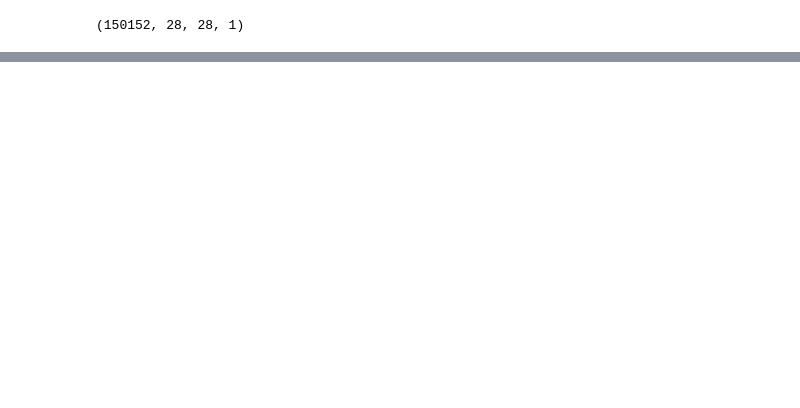
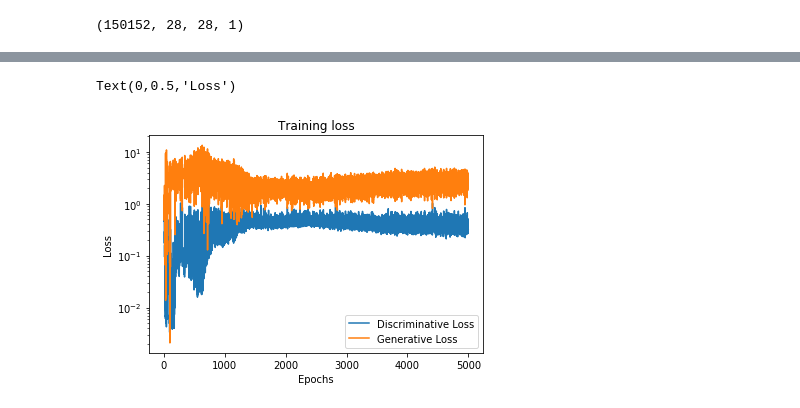
Before and after one commit to grantbey/quickdraw-GAN, a Jupyter notebook: octopus-v1.0.ipynb, the cells around one changed output, grey strips where cells are left out. Drawn from its saved outputs; the diff is of its cells as text; code cells hidden in the pictures; blank space fills up the shorter version.

```diff
--- a/octopus-v1.0.ipynb
+++ b/octopus-v1.0.ipynb
@@ -245,0 +183,12 @@ plt.show()
+# %%
+ax = pd.DataFrame(
+    {
+        'Generative Loss': [loss[0] for loss in a_loss],
+        'Discriminative Loss': [loss[0] for loss in d_loss],
+    }
+).plot(title='Training loss', logy=True)
+ax.set_xlabel("Epochs")
+ax.set_ylabel("Loss")
+# %% [output]
+Text(0,0.5,'Loss')
+[figure, added]
```
Also changed, not shown: parts of 10 cells of this notebook, 16 other files.
